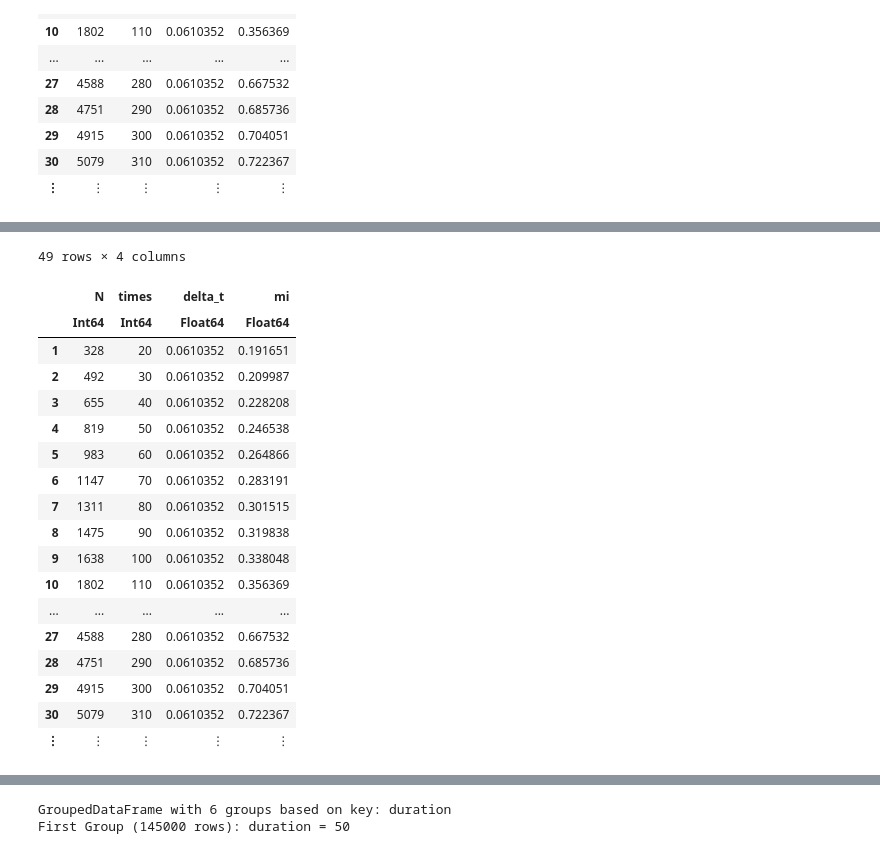
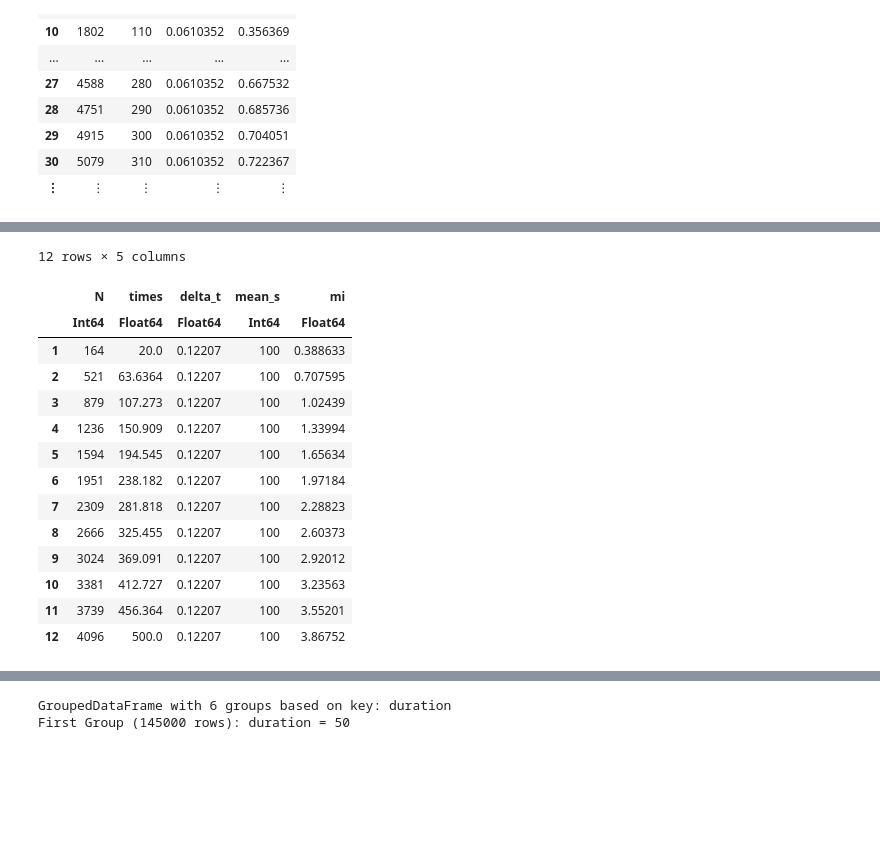
Before and after one commit to manuel-rhdt/PathWeightSampling.jl, a Jupyter notebook: _research/notebooks/merge_files.ipynb, the cells around one changed output, grey strips where cells are left out. Cells and saved outputs as stored; diff of their text form; code cells hidden in the pictures; blank space fills up the shorter version.

```diff
--- a/_research/notebooks/merge_files.ipynb
+++ b/_research/notebooks/merge_files.ipynb
@@ -39,7 +39,7 @@ sort!(df, [:duration, :N])
 # %%
 me_merged = DataFrame()
 ce_merged = DataFrame()
-for (duration, group) in pairs(groupby(df, :duration))
+for ((duration, mean_s), group) in pairs(groupby(df, [:duration, :mean_s]))
     local me = DataFrame()
     local ce = DataFrame()
     for fname in group.filename
@@ -59,6 +59,8 @@ for (duration, group) in pairs(groupby(df, :duration))
     end
     me[:duration] = duration
     ce[:duration] = duration
+    me[:mean_s] = mean_s
+    ce[:mean_s] = mean_s
     me_merged = vcat(me_merged, me; cols=:union)
     ce_merged = vcat(ce_merged, ce; cols=:union)
 end
@@ -115,5 +135,5 @@ gaussian_data = DataFrame(load(projectdir("data", "gaussian_data", "gaussian_dat
 # %%
-me = combine(groupby(me_merged, :duration),
+me = combine(groupby(me_merged, [:duration, :mean_s]),
     "/marginal_entropy/Sample" => mean => :me,
     "/marginal_entropy/Sample" => (x->var(x)/length(x)) => :var
 )
@@ -136,5 +160,5 @@ me = combine(groupby(me_merged, :duration),
 # %%
-ce = combine(groupby(ce_merged, :duration),
+ce = combine(groupby(ce_merged, [:duration, :mean_s]),
     "/conditional_entropy/Sample" => mean => :ce,
     "/conditional_entropy/Sample" => (x->var(x)/length(x)) => :var
 )
@@ -172,0 +205,14 @@ error = sqrt.(me.var + ce.var)
+# %%
+mi = DataFrame()
+mi[:duration] = me.duration
+mi[:mean_s] = me.mean_s
+mi[:val] = me.me - ce.ce
+mi[:error] = sqrt.(me.var + ce.var)
+p = plot()
+for (mean_s, group) in pairs(groupby(mi, :mean_s))
+    if mean_s[1] == 200
+        continue
+    end
+    plot!(p, group.duration, group.val, fillalpha=0.2, ribbon=group.error, label=mean_s[1])
+end
+p
@@ -187,43 +235,44 @@ plot(me.duration, [me.me ./ me.duration, ce.ce ./ ce.duration], yerr=[sqrt.(me.v
 # %%
 import GaussianMcmc
 using LinearAlgebra
 
-function gaussian_mi(N, delta_t)
+function gaussian_mi(N, delta_t, mean_s)
     t = GaussianMcmc.time_matrix(N, delta_t)
-    system = GaussianMcmc.System()
+    λ = 1/100
+    κ = mean_s * λ
+    μ = 1/20
+    ρ = μ
+    system = GaussianMcmc.System(κ, λ, ρ, μ)
     c_z = GaussianMcmc.corr_z(system, t)
     c_ss = c_z[1:N,1:N]
     c_xx = c_z[N+1:2N,N+1:2N]
 
     0.5 * (logdet(c_ss) + logdet(c_xx) - logdet(c_z))
 end
 
-times = 20:10:500
-Nmax = 8192
+times = range(20, 500, length=12)
+Nmax = 4096
 delta_t = times[end] / Nmax
+mean_s = 100
 
 N = map(x->round(Int, x), times ./ delta_t)
 
-mi = gaussian_mi.(N, delta_t)
+mi = gaussian_mi.(N, delta_t, mean_s)
 
-gaussian_data = DataFrame(:N => N, :times => times, :delta_t => delta_t, :mi => mi)
+gaussian_data = DataFrame(:N => N, :times => times, :delta_t => delta_t, :mean_s => mean_s, :mi => mi)
 # %% [output]
-49 rows × 4 columns
+12 rows × 5 columns
-|  | N | times | delta_t | mi |
-|  | Int64 | Int64 | Float64 | Float64 |
-| 1 | 328 | 20 | 0.0610352 | 0.191651 |
-| 2 | 492 | 30 | 0.0610352 | 0.209987 |
-| 3 | 655 | 40 | 0.0610352 | 0.228208 |
-| 4 | 819 | 50 | 0.0610352 | 0.246538 |
-| 5 | 983 | 60 | 0.0610352 | 0.264866 |
-| 6 | 1147 | 70 | 0.0610352 | 0.283191 |
-| 7 | 1311 | 80 | 0.0610352 | 0.301515 |
-| 8 | 1475 | 90 | 0.0610352 | 0.319838 |
-| 9 | 1638 | 100 | 0.0610352 | 0.338048 |
-| 10 | 1802 | 110 | 0.0610352 | 0.356369 |
-| ... | ... | ... | ... | ... |
-| 27 | 4588 | 280 | 0.0610352 | 0.667532 |
-| 28 | 4751 | 290 | 0.0610352 | 0.685736 |
-| 29 | 4915 | 300 | 0.0610352 | 0.704051 |
-| 30 | 5079 | 310 | 0.0610352 | 0.722367 |
-| ⋮ | ⋮ | ⋮ | ⋮ | ⋮ |
+|  | N | times | delta_t | mean_s | mi |
+|  | Int64 | Float64 | Float64 | Int64 | Float64 |
+| 1 | 164 | 20.0 | 0.12207 | 100 | 0.388633 |
+| 2 | 521 | 63.6364 | 0.12207 | 100 | 0.707595 |
+| 3 | 879 | 107.273 | 0.12207 | 100 | 1.02439 |
+| 4 | 1236 | 150.909 | 0.12207 | 100 | 1.33994 |
+| 5 | 1594 | 194.545 | 0.12207 | 100 | 1.65634 |
+| 6 | 1951 | 238.182 | 0.12207 | 100 | 1.97184 |
+| 7 | 2309 | 281.818 | 0.12207 | 100 | 2.28823 |
+| 8 | 2666 | 325.455 | 0.12207 | 100 | 2.60373 |
+| 9 | 3024 | 369.091 | 0.12207 | 100 | 2.92012 |
+| 10 | 3381 | 412.727 | 0.12207 | 100 | 3.23563 |
+| 11 | 3739 | 456.364 | 0.12207 | 100 | 3.55201 |
+| 12 | 4096 | 500.0 | 0.12207 | 100 | 3.86752 |
```
Also changed, not shown: parts of 13 cells of this notebook, 3 other files.
